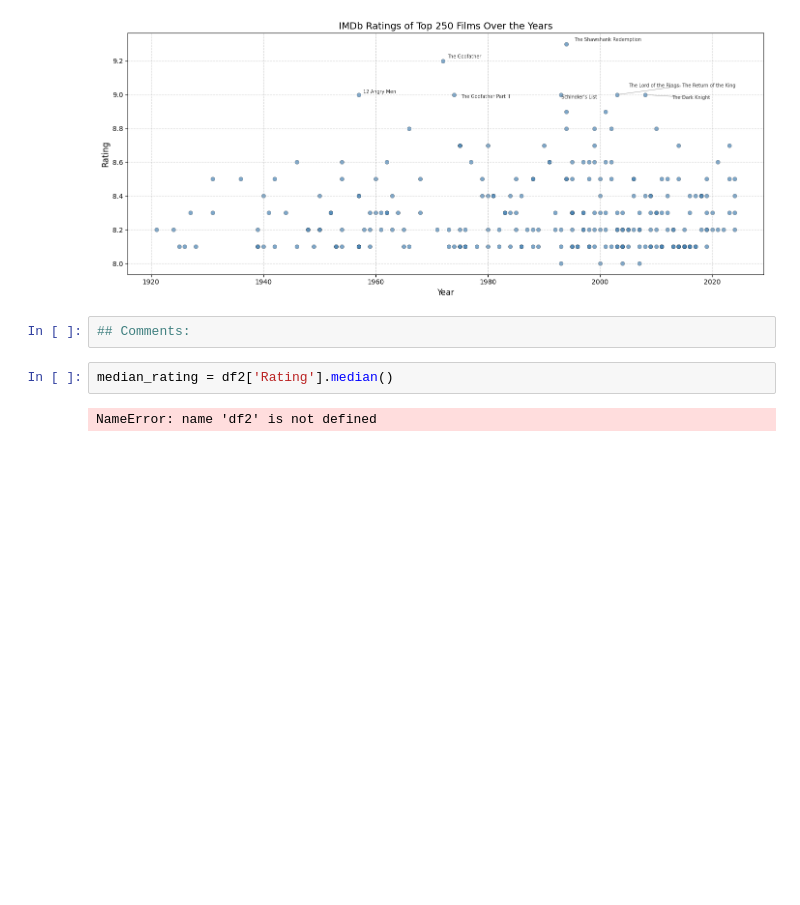
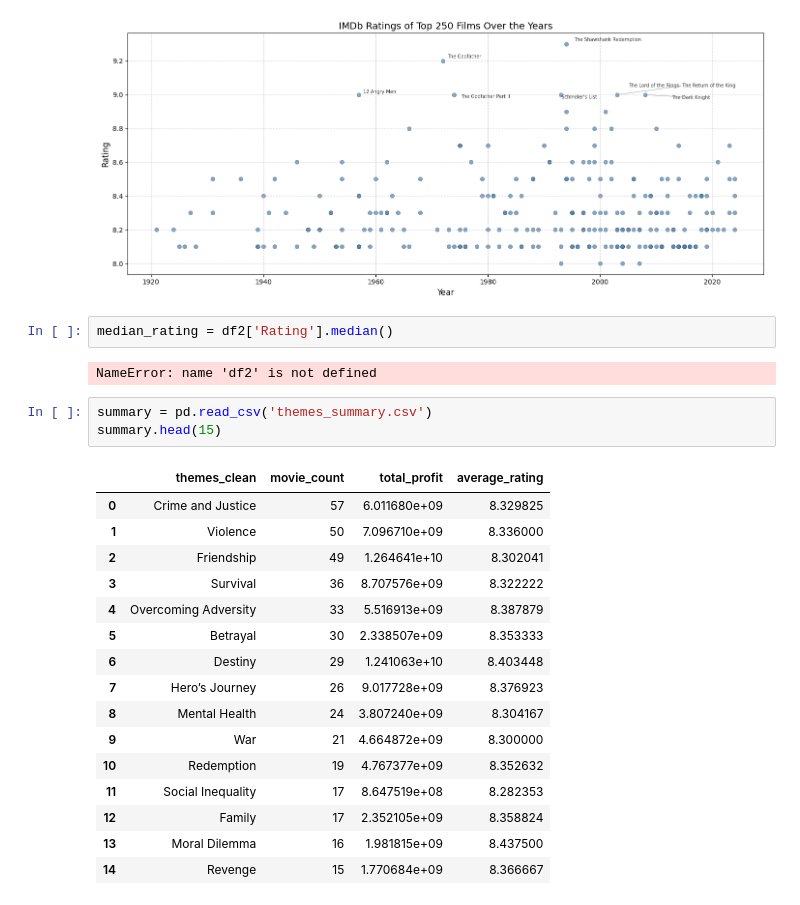
Before and after one commit to h31tor/imdb, a Jupyter notebook: IMDB2.ipynb, the cells around one changed output. Saved outputs shown, nothing was run; the diff lists cells and outputs as text; blank space fills up the shorter version.

Commit message:
theme summary options

```diff
--- a/IMDB2.ipynb
+++ b/IMDB2.ipynb
@@ -1012,9 +1012,27 @@ plt.show()
 #Comments: In the chart below, there are only 7 films with ratings above 9.0, and all of them are pre 2008.
 # %% [output]
 [figure]
-# %%
-## Comments:
 # %%
 median_rating = df2['Rating'].median()
 # %% [output]
 NameError: name 'df2' is not defined
+# %%
+summary = pd.read_csv('themes_summary.csv')
+summary.head(15)
+# %% [output]
+|  | themes_clean | movie_count | total_profit | average_rating |
+| 0 | Crime and Justice | 57 | 6.011680e+09 | 8.329825 |
+| 1 | Violence | 50 | 7.096710e+09 | 8.336000 |
+| 2 | Friendship | 49 | 1.264641e+10 | 8.302041 |
+| 3 | Survival | 36 | 8.707576e+09 | 8.322222 |
+| 4 | Overcoming Adversity | 33 | 5.516913e+09 | 8.387879 |
+| 5 | Betrayal | 30 | 2.338507e+09 | 8.353333 |
+| 6 | Destiny | 29 | 1.241063e+10 | 8.403448 |
+| 7 | Hero’s Journey | 26 | 9.017728e+09 | 8.376923 |
+| 8 | Mental Health | 24 | 3.807240e+09 | 8.304167 |
+| 9 | War | 21 | 4.664872e+09 | 8.300000 |
+| 10 | Redemption | 19 | 4.767377e+09 | 8.352632 |
+| 11 | Social Inequality | 17 | 8.647519e+08 | 8.282353 |
+| 12 | Family | 17 | 2.352105e+09 | 8.358824 |
+| 13 | Moral Dilemma | 16 | 1.981815e+09 | 8.437500 |
+| 14 | Revenge | 15 | 1.770684e+09 | 8.366667 |
```
Also changed, not shown: parts of 2 cells of this notebook.
